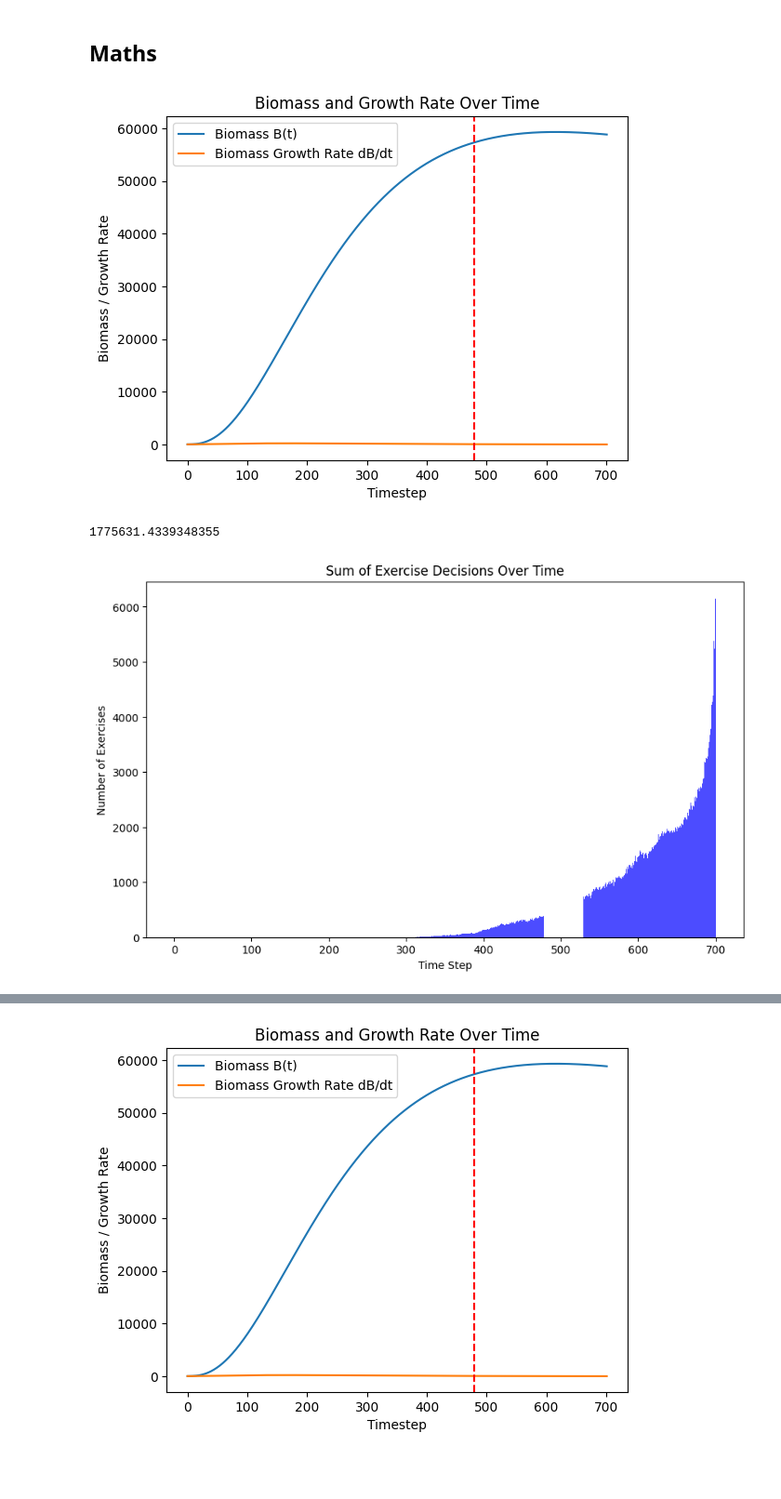
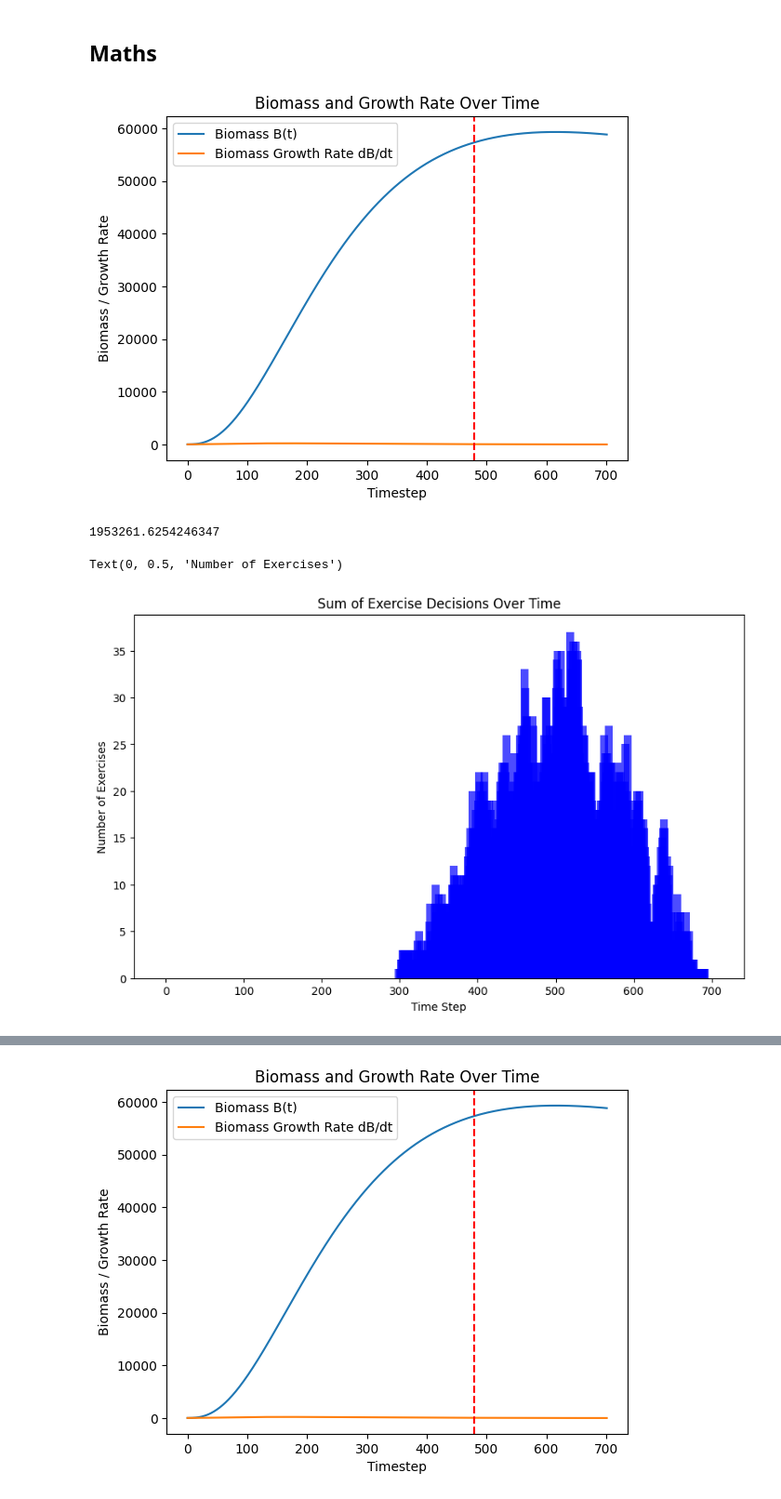
Before and after one commit to Cheezdoodle/SalmonFarmers, a Jupyter notebook: SalmonValue.ipynb, the cells around one changed output, grey strips where cells are left out. Shown at 93% size. Drawn from its saved outputs; the diff is of its cells as text; code cells hidden in the pictures; blank space fills up the shorter version.

```diff
--- a/SalmonValue.ipynb
+++ b/SalmonValue.ipynb
@@ -56,7 +56,7 @@ def LSMC(S, delta, n0, m, w_inf, a, b, c, H0, F0, r, T, N):
     exercise_decisions = np.zeros((M, N + 1))
 
     #initial first value
-    values[:, -1] = S[:, -1] * B[-1] - H[-1]
+    values[:, -1] = S[:, -1] * B[-1]
 
 
 
@@ -91,39 +91,42 @@ def LSMC(S, delta, n0, m, w_inf, a, b, c, H0, F0, r, T, N):
             exercise = exercise_value[itm] > continuation_values
 
             #save the values and exercise descisions
-            values[itm, t] = np.where(exercise, exercise_value[itm], values[itm, t + 1] * np.exp(-r * dt))
+            values[itm, t] = np.where(exercise, exercise_value[itm], np.maximum(exercise_value[itm], values[itm, t+1] * np.exp(-r * dt)))
             exercise_decisions[itm, t] = exercise
 
     plt.plot(range(N + 1), B, label="Biomass B(t)")
     plt.plot(range(N + 1), np.gradient(B), label="Biomass Growth Rate dB/dt")
     plt.axvline(480, color='red', linestyle='--')
     plt.title("Biomass and Growth Rate Over Time")
     plt.xlabel("Timestep")
     plt.ylabel("Biomass / Growth Rate")
     plt.legend()
     plt.show()
 
     return values, exercise_decisions
 
 #Simulate the state variables
 S, delta = simulate_paths(N, T, r, sigma, kappa, alpha, lam, nu, rho, delta_0, S0, M)
 
 #call lsmc
 values, exercise_decisions = LSMC(S, delta, n0, m, w_inf, a, b, c, H0, F0, r, T, N)
 
 
 #compute U0: maximum achievable value
 U0 = np.mean(values[:, 1])
 print(U0)
 
-#plotting
+# Find the sum of exercise decisions over time
+decision_sums = np.sum(exercise_decisions, axis=0)
+
+# Plot the results
 plt.figure(figsize=(10, 6))
-plt.bar(range(values.shape[1]), np.sum(exercise_decisions, axis=0), color='blue', alpha=0.7)
+plt.bar(range(values.shape[1]), decision_sums, color='blue', alpha=0.7, width=10)  # Reduced bar width
 plt.title('Sum of Exercise Decisions Over Time')
 plt.xlabel('Time Step')
 plt.ylabel('Number of Exercises')
-plt.show()
 # %% [output]
 [figure]
-1775631.4339348355
+1953261.6254246347
+Text(0, 0.5, 'Number of Exercises')
-[figure, old version]
+[figure, new version]
```
Also changed, not shown: parts of 1 cell of this notebook.
